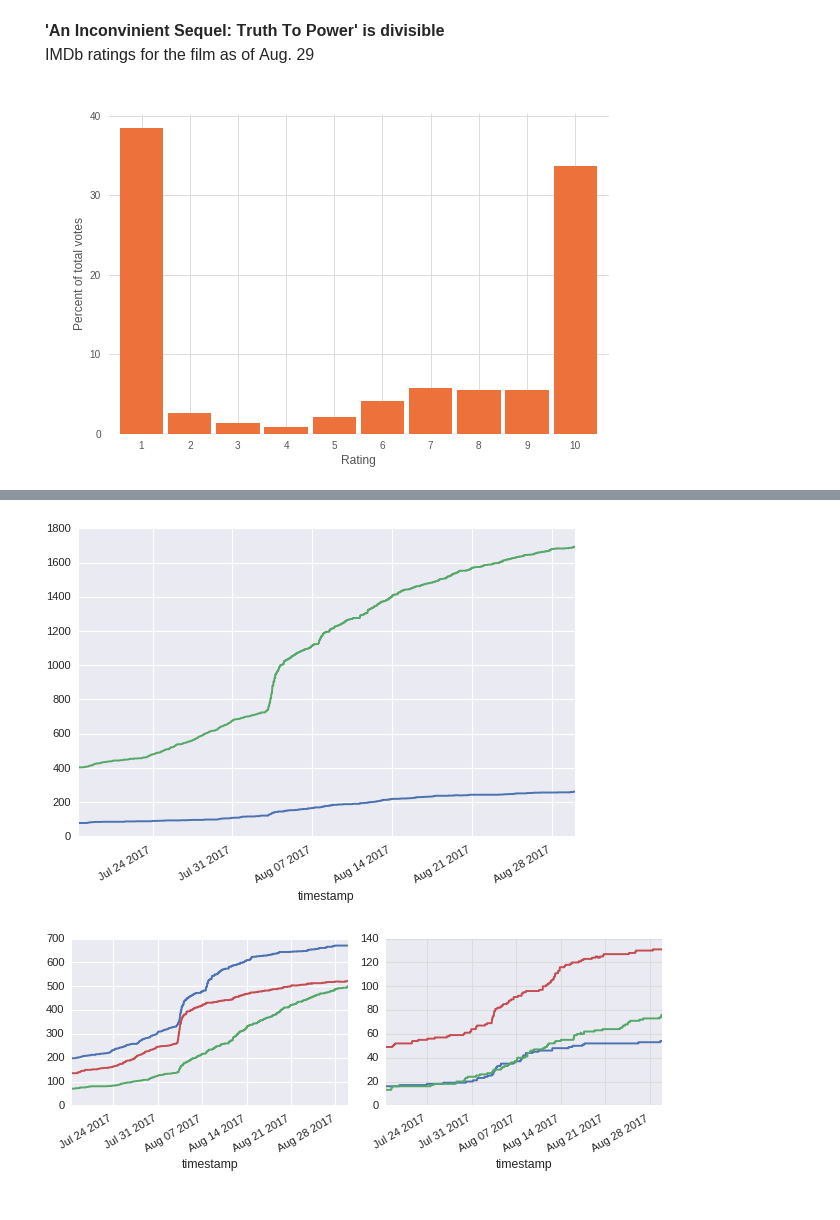
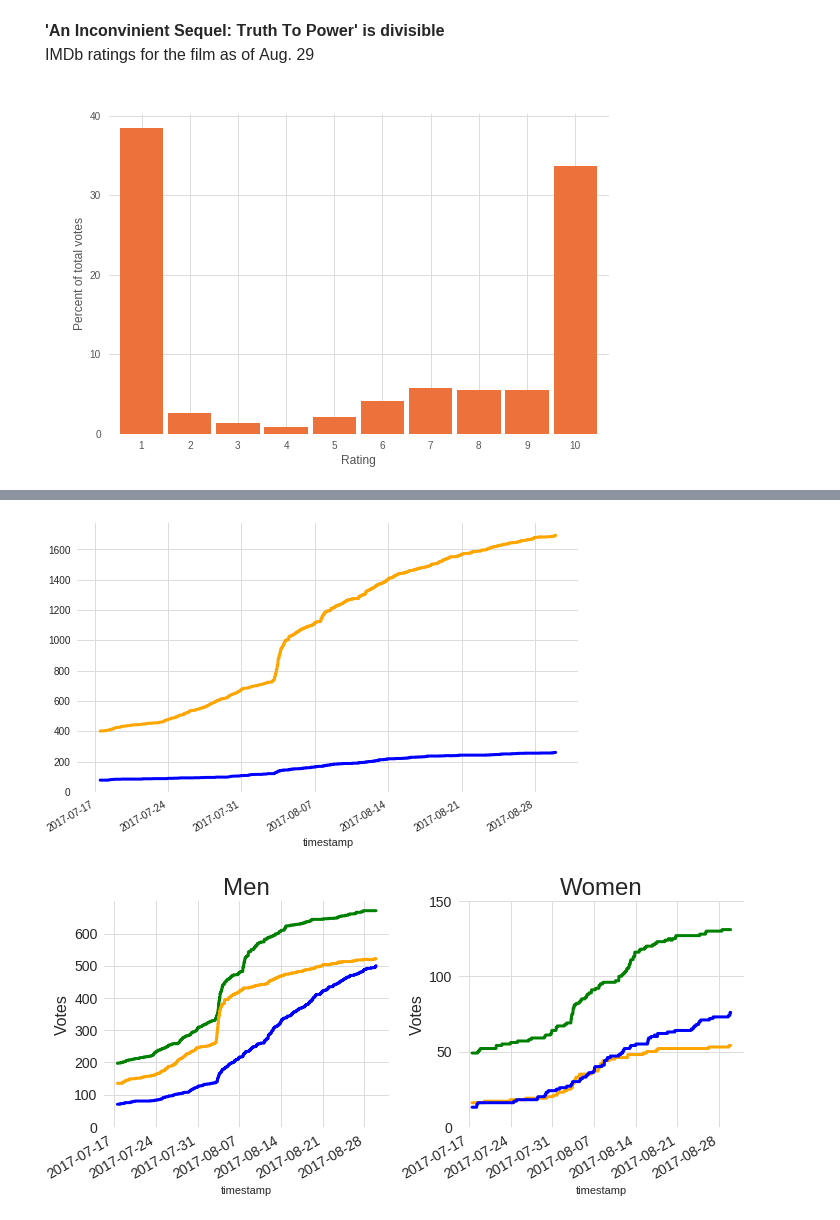
Before and after one commit to bloominstituteoftechnology/DS-Sprint-02-Storytelling-With-Data, a Jupyter notebook: module3-make-explanatory-visualizations/LS_DS_123_Make_explanatory_visualizations.ipynb, the cells around one changed output, grey strips where cells are left out. Drawn from its saved outputs; the diff is of its cells as text; code cells hidden in the pictures.

Commit message:
add styles to plots

```diff
--- a/module3-make-explanatory-visualizations/LS_DS_123_Make_explanatory_visualizations.ipynb
+++ b/module3-make-explanatory-visualizations/LS_DS_123_Make_explanatory_visualizations.ipynb
@@ -288,11 +350,13 @@ df_males.head()
 # %%
-df_females.respondents.plot()
-df_males.respondents.plot()
+df_females.respondents.plot(color='blue', linewidth=3)
+df_males.respondents.plot(color='orange', linewidth=3)
 
 ax.set(xlabel='Rating Date', yticks=range(0,1600,500))
 ax.tick_params(labelrotation=0)
+ax_real.patch.set_facecolor('white')
+plt.grid(color='#dcdcdc', linestyle='solid')
 # %% [output]
-[figure, old version]
+[figure, new version]
 # %%
 ### This filtering method was causing errors, leaving it here ###
 # df_females = df[df.category.str.contains("Female")]
@@ -303,20 +367,32 @@ ax.tick_params(labelrotation=0)
 plt.style.available
 # %%
 plt.style.use('seaborn')
+f, ax = plt.subplots(figsize=(10,8))
+plt.rcParams['axes.facecolor'] = 'white'
 
 
 plt.subplot(2, 2, 1)
-df_males['1_votes'].plot()
-df_males['2_9'].plot()
-df_males['10_votes'].plot()
+df_males['1_votes'].plot(color='green', linewidth=3)
+df_males['2_9'].plot(color='blue', linewidth=3)
+df_males['10_votes'].plot(color='orange', linewidth=3)
+plt.grid(color='#dcdcdc', linestyle='solid')
+plt.title('Men',fontsize=24)
+plt.ylabel('Votes',fontsize=16)
+plt.tick_params(axis='both',labelsize=14)
+plt.yticks(range(0,700, 100))
+
 
 plt.subplot(2, 2, 2)
-df_females['1_votes'].plot()
-df_females['2_9'].plot()
-df_females['10_votes'].plot()
+df_females['1_votes'].plot(color='orange', linewidth=3)
+df_females['2_9'].plot(color='blue', linewidth=3)
+df_females['10_votes'].plot(color='green', linewidth=3)
+plt.title('Women',fontsize=24)
+plt.ylabel('Votes',fontsize=16)
+plt.tick_params(axis='both',labelsize=14)
+plt.yticks(range(0,160, 50))
 
-ax_real.patch.set_facecolor('white')
+
 plt.grid(color='#dcdcdc', linestyle='solid')
 plt.tight_layout()
 # %% [output]
-[figure, old version]
+[figure, new version]
```
Also changed, not shown: parts of 9 cells of this notebook.
